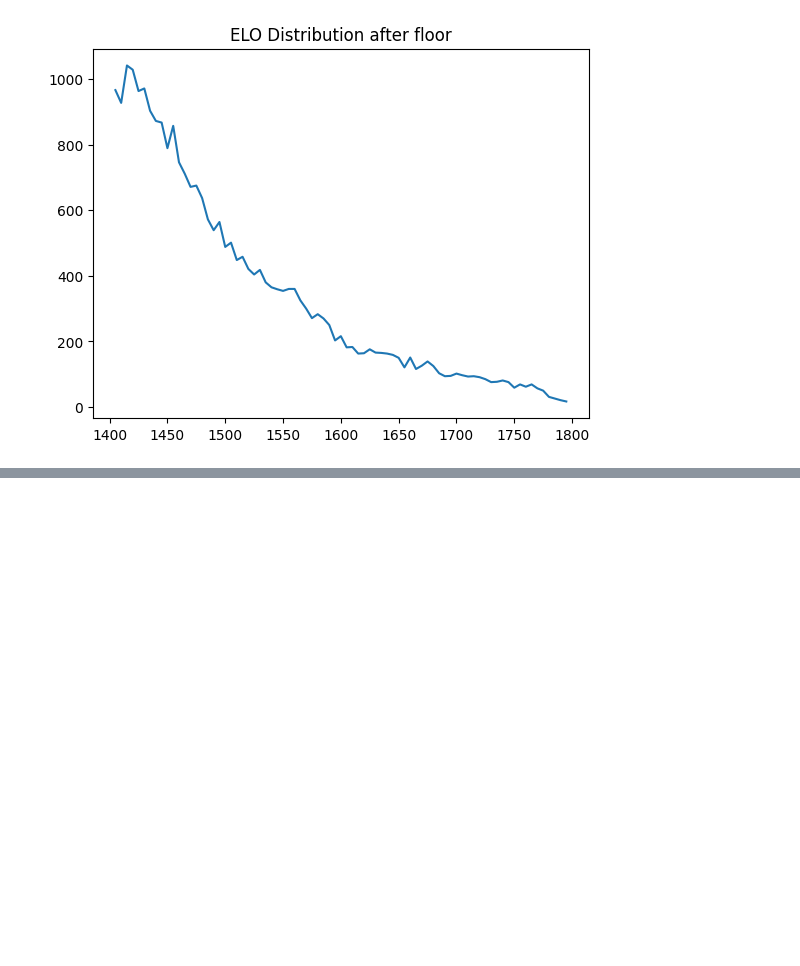
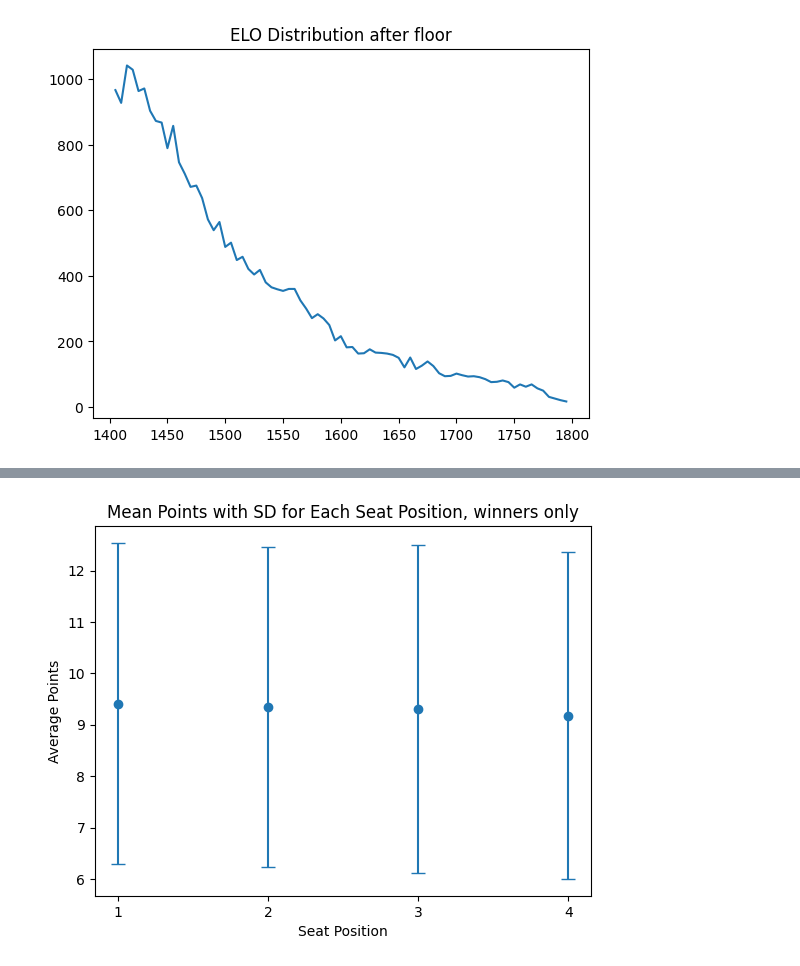
Before and after one commit to utecht/bga_te_stats, a Jupyter notebook: notebook/player_advantage.ipynb, the cells around one changed output, grey strips where cells are left out. Saved outputs shown, nothing was run; the diff lists cells and outputs as text; code cells hidden in the pictures; blank space fills up the shorter version.

```diff
--- a/notebook/player_advantage.ipynb
+++ b/notebook/player_advantage.ipynb
@@ -146,0 +162,20 @@ Text(0.5, 1.0, 'ELO Distribution after floor')
+# %%
+winners = four_player_df[four_player_df['winner']]
+winners = winners[winners['Winning Seat'].astype('int64') > 0]
+mean_points = winners.groupby('Winning Seat')['score'].mean()
+std_points = winners.groupby('Winning Seat')['score'].std()
+
+# Create a graph with error bars
+plt.errorbar(mean_points.index, mean_points, yerr=std_points, fmt='o', capsize=5)
+
+# Set x and y axis labels
+plt.xlabel('Seat Position')
+plt.ylabel('Average Points')
+
+# Set the title for the graph
+plt.title('Mean Points with SD for Each Seat Position, winners only')
+
+# Display the graph
+plt.show()
+# %% [output]
+[figure, added]
```
Also changed, not shown: parts of 18 cells of this notebook.
